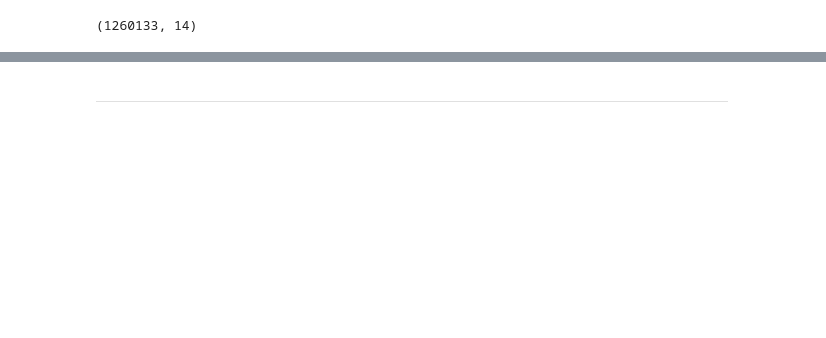
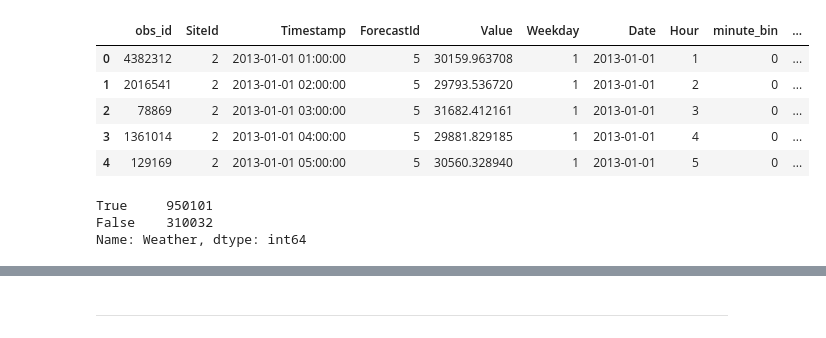
Before and after one commit to johnnychiuchiu/Forecasting-Energy-Consumption, a Jupyter notebook: notebook/merge_table.ipynb, the cells around one changed output, grey strips where cells are left out. Drawn from its saved outputs; the diff is of its cells as text; code cells hidden in the pictures; blank space fills up the shorter version.

```diff
--- a/notebook/merge_table.ipynb
+++ b/notebook/merge_table.ipynb
@@ -117,5 +197,16 @@ train_15min.shape
 # %%
-train_1hour.shape
+train_1hour.head()
 # %% [output]
-(1260133, 14)
+|  | obs_id | SiteId | Timestamp | ForecastId | Value | Weekday | Date | Hour | minute_bin | ... |
+| 0 | 4382312 | 2 | 2013-01-01 01:00:00 | 5 | 30159.963708 | 1 | 2013-01-01 | 1 | 0 | ... |
+| 1 | 2016541 | 2 | 2013-01-01 02:00:00 | 5 | 29793.536720 | 1 | 2013-01-01 | 2 | 0 | ... |
+| 2 | 78869 | 2 | 2013-01-01 03:00:00 | 5 | 31682.412161 | 1 | 2013-01-01 | 3 | 0 | ... |
+| 3 | 1361014 | 2 | 2013-01-01 04:00:00 | 5 | 29881.829185 | 1 | 2013-01-01 | 4 | 0 | ... |
+| 4 | 129169 | 2 | 2013-01-01 05:00:00 | 5 | 30560.328940 | 1 | 2013-01-01 | 5 | 0 | ... |
+# %%
+train_1hour.Weather.notnull().value_counts()
+# %% [output]
+True     950101
+False    310032
+Name: Weather, dtype: int64
 # %%
```
Also changed, not shown: parts of 23 cells of this notebook.
